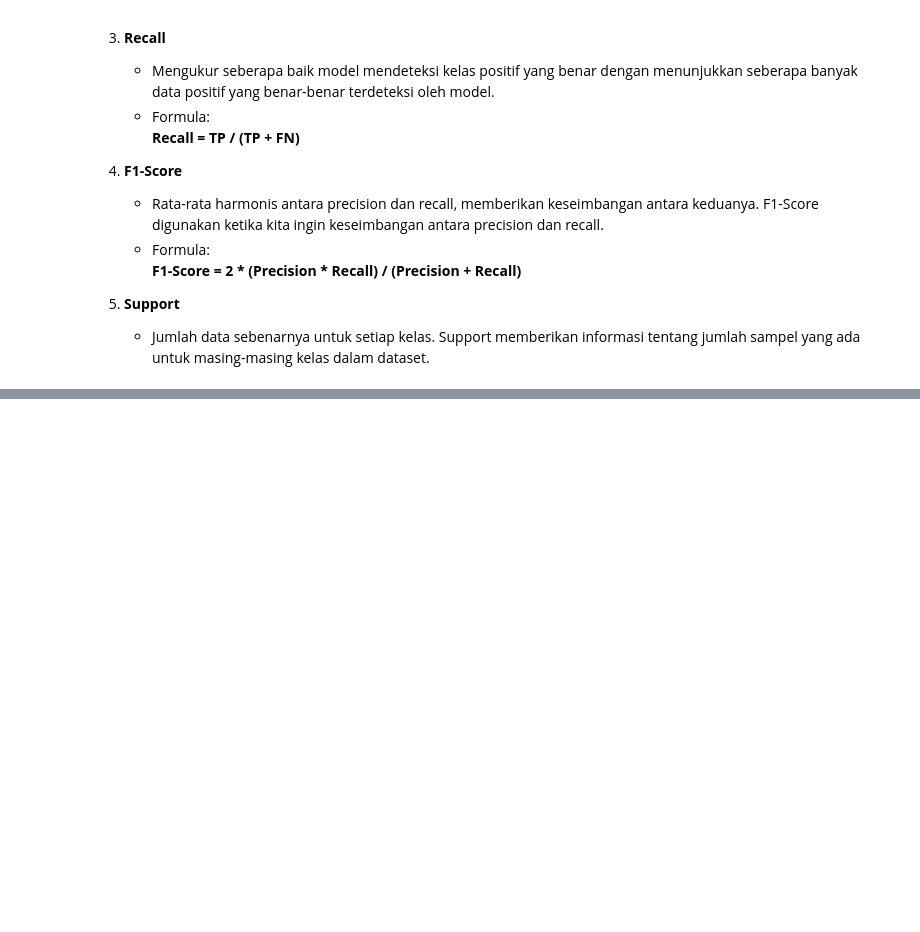
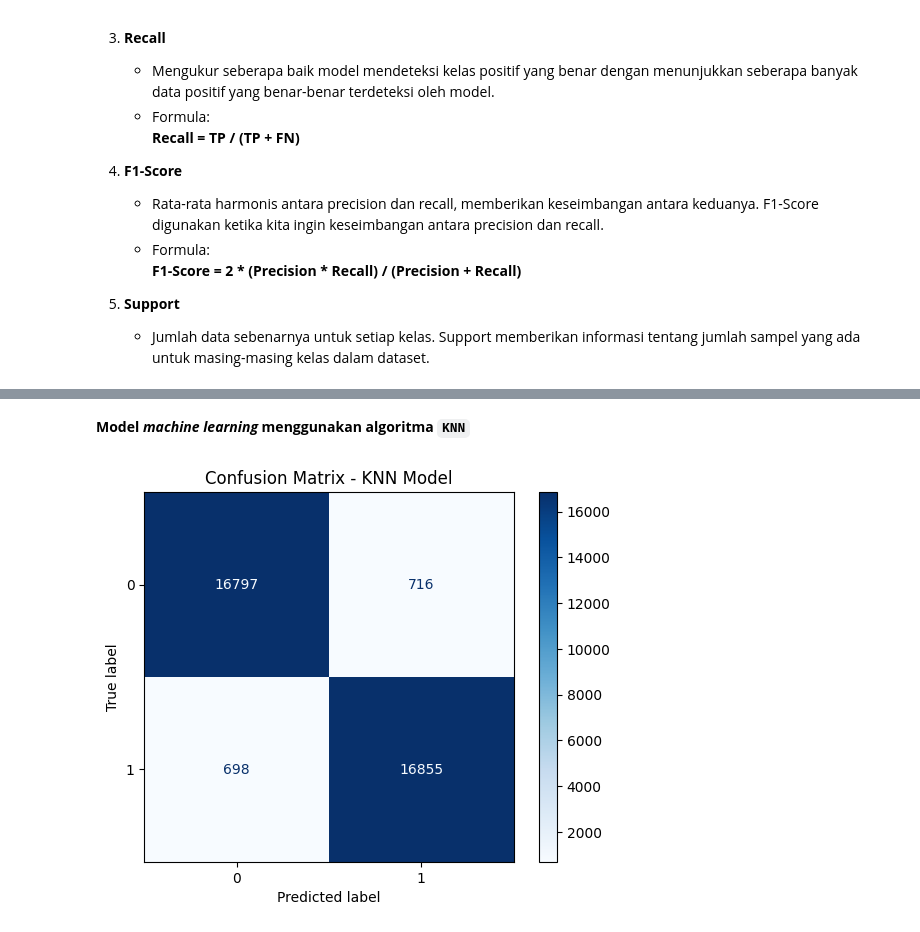
Before and after one commit to fikridean/Diabetes-Predict, a Jupyter notebook: Diabetes_Predict.ipynb, the cells around one changed output, grey strips where cells are left out. Saved outputs shown, nothing was run; the diff lists cells and outputs as text; code cells hidden in the pictures; blank space fills up the shorter version.

```diff
--- a/Diabetes_Predict.ipynb
+++ b/Diabetes_Predict.ipynb
@@ -766,0 +731,13 @@ Berikut informasi yang didapatkan dari hasil *confusion matrix* dan *classificat
+# %% [markdown]
+**Model *machine learning* menggunakan algoritma `KNN`**
+# %%
+# Compute the confusion matrix
+knn_conf_matrix = confusion_matrix(y_test, y_pred_test_knn)
+
+# Display the confusion matrix
+knn_disp = ConfusionMatrixDisplay(confusion_matrix=knn_conf_matrix, display_labels=knn_model.classes_)
+knn_disp.plot(cmap=plt.cm.Blues)
+plt.title("Confusion Matrix - KNN Model")
+plt.show()
+# %% [output]
+[figure, added]
```
Also changed, not shown: parts of 18 cells of this notebook, 5 other files.
